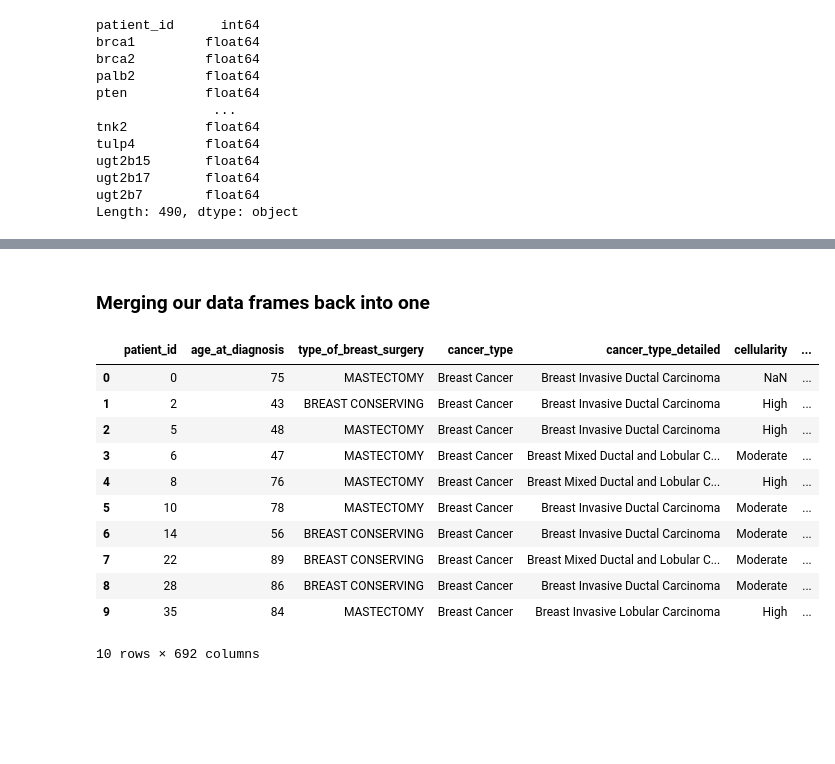
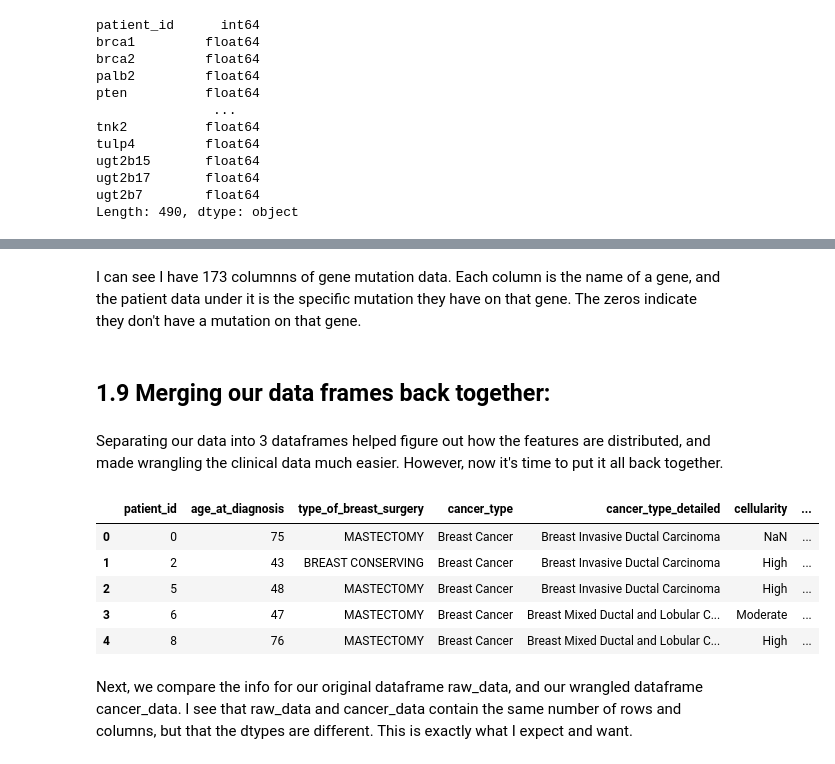
Before and after one commit to aerbsen/Springboard, a Jupyter notebook: Capstone Project 2/capstone2_data_wrangling.ipynb, the cells around one changed output, grey strips where cells are left out. Drawn from its saved outputs; the diff is of its cells as text; code cells hidden in the pictures; blank space fills up the shorter version.

```diff
--- a/Capstone Project 2/capstone2_data_wrangling.ipynb
+++ b/Capstone Project 2/capstone2_data_wrangling.ipynb
@@ -386,5 +445,0 @@ plt.show()
-# %%
-# I'm looking just at cohort 4, which includes 236 patients.
-pd.set_option('display.max_rows', 300)
-cohort4= clinical_data[clinical_data['cohort'] == 4]
-cohort4
@@ -581 +637,8 @@ tumor_stage                       category
 dtype: object
+# %%
+# let's now look at our dataframe to make sure it looks as it should:
+
+# set the display options to show all columns
+pd.set_option('display.max_columns', None)
+
+clinical_data.head()
@@ -664,0 +718,10 @@ dtype: object
+# %%
+#making a for loop over all the columns except patient id
+for col in genes.columns[1:]:
+    # filter out the '0' values
+    col_no_zeros = genes[col][genes[col] != '0']
+    # group the unique values by count
+    counts = col_no_zeros.value_counts()
+
+    print('\n', col, ':')
+    print(counts)
@@ -664,0 +748,7 @@ dtype: object
+# %%
+# this is a list of the columns to convert to category type, excluding patient_id
+genes_convert = [col for col in genes.columns if col != 'patient_id']
+
+# loop through the columns and convert them to category data type
+for col in genes_convert:
+    genes[col] = genes[col].astype('category')
@@ -707,20 +775,21 @@ missing_genes
+# %% [markdown]
+I can see I have 173 columnns of gene mutation data. Each column is the name of a gene, and the patient data under it is the specific mutation they have on that gene. The zeros indicate they don't have a mutation on that gene.
 # %% [markdown]
-### Merging our data frames back into one
+## 1.9 Merging our data frames back together: <a id= '1.9merge'></a>
+# %% [markdown]
+Separating our data into 3 dataframes helped figure out how the features are distributed, and made wrangling the clinical data much easier. However, now it's time to put it all back together.
 # %%
+#merging the 3 datasets back into one, cancer_data:
 cancer_data = pd.merge(clinical_data, z_scores, on='patient_id')
 cancer_data = pd.merge(cancer_data, genes, on='patient_id')
 
-cancer_data.head(10)
+cancer_data.head()
 # %% [output]
 |  | patient_id | age_at_diagnosis | type_of_breast_surgery | cancer_type | cancer_type_detailed | cellularity | ... |
 | 0 | 0 | 75 | MASTECTOMY | Breast Cancer | Breast Invasive Ductal Carcinoma | NaN | ... |
 | 1 | 2 | 43 | BREAST CONSERVING | Breast Cancer | Breast Invasive Ductal Carcinoma | High | ... |
 | 2 | 5 | 48 | MASTECTOMY | Breast Cancer | Breast Invasive Ductal Carcinoma | High | ... |
 | 3 | 6 | 47 | MASTECTOMY | Breast Cancer | Breast Mixed Ductal and Lobular C... | Moderate | ... |
 | 4 | 8 | 76 | MASTECTOMY | Breast Cancer | Breast Mixed Ductal and Lobular C... | High | ... |
-| 5 | 10 | 78 | MASTECTOMY | Breast Cancer | Breast Invasive Ductal Carcinoma | Moderate | ... |
-| 6 | 14 | 56 | BREAST CONSERVING | Breast Cancer | Breast Invasive Ductal Carcinoma | Moderate | ... |
-| 7 | 22 | 89 | BREAST CONSERVING | Breast Cancer | Breast Mixed Ductal and Lobular C... | Moderate | ... |
-| 8 | 28 | 86 | BREAST CONSERVING | Breast Cancer | Breast Invasive Ductal Carcinoma | Moderate | ... |
-| 9 | 35 | 84 | MASTECTOMY | Breast Cancer | Breast Invasive Lobular Carcinoma | High | ... |
-10 rows × 692 columns
+# %% [markdown]
+Next, we compare the info for our original dataframe raw_data, and our wrangled dataframe cancer_data. I see that raw_data and cancer_data contain the same number of rows and columns, but that the dtypes are different. This is exactly what I expect and want.
```
Also changed, not shown: parts of 86 cells of this notebook.
